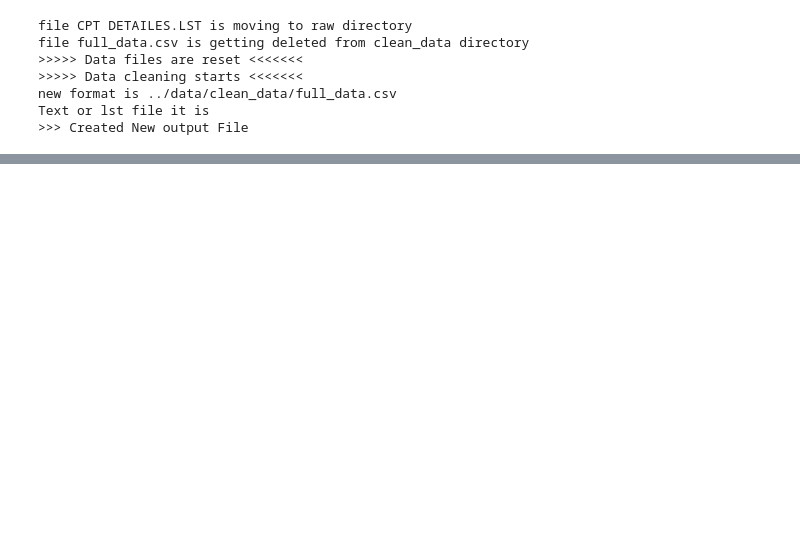
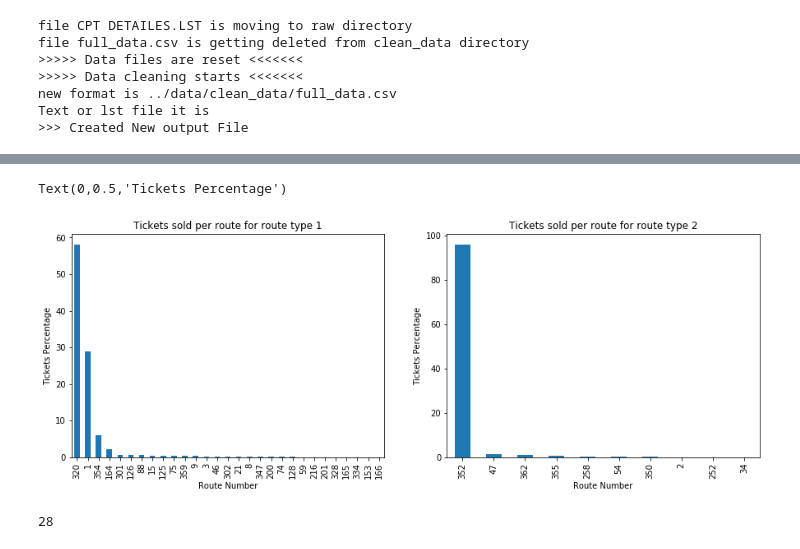
Before and after one commit to vaibhavmaurya/BusAndTicketsOptimization, a Jupyter notebook: notebooks/Untitled.ipynb, the cells around one changed output, grey strips where cells are left out. Saved outputs shown, nothing was run; the diff lists cells and outputs as text; code cells hidden in the pictures; blank space fills up the shorter version.

```diff
--- a/notebooks/Untitled.ipynb
+++ b/notebooks/Untitled.ipynb
@@ -50,0 +154,19 @@ memory usage: 32.9+ MB
+# %%
+# Tickets sold per route number for give route type
+
+fig, axes = plt.subplots(nrows=1,ncols=2)
+route_type_1 = (df[df.ETD_ROUTE_TYPE == 1]["ETD_ROUTE_NO"].value_counts(normalize=True)*100)
+route_type_2 = (df[df.ETD_ROUTE_TYPE == 2]["ETD_ROUTE_NO"].value_counts(normalize=True)*100)
+route_type_1.plot(kind="bar", ax=axes[0], figsize=(15,5), title="Tickets sold per route for route type 1")
+route_type_2.plot(kind="bar", ax=axes[1], figsize=(15,5), title="Tickets sold per route for route type 2")
+axes[0].set_xlabel("Route Number")
+axes[1].set_xlabel("Route Number")
+axes[0].set_ylabel("Tickets Percentage")
+axes[1].set_ylabel("Tickets Percentage")
+# %% [output]
+Text(0,0.5,'Tickets Percentage')
+[figure, added]
+# %%
+df["ETD_TICKET_TYPE"].nunique()
+# %% [output]
+28
```
Also changed, not shown: parts of 27 cells of this notebook, 4 other files.
